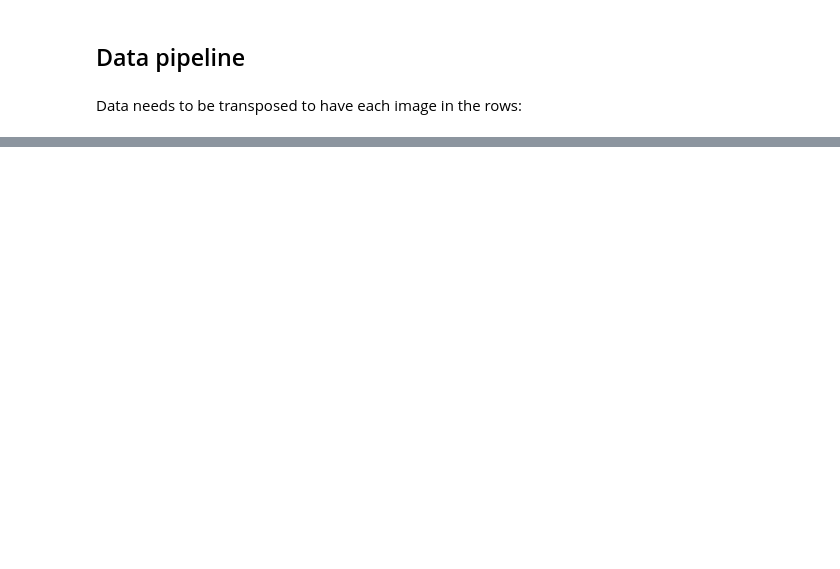
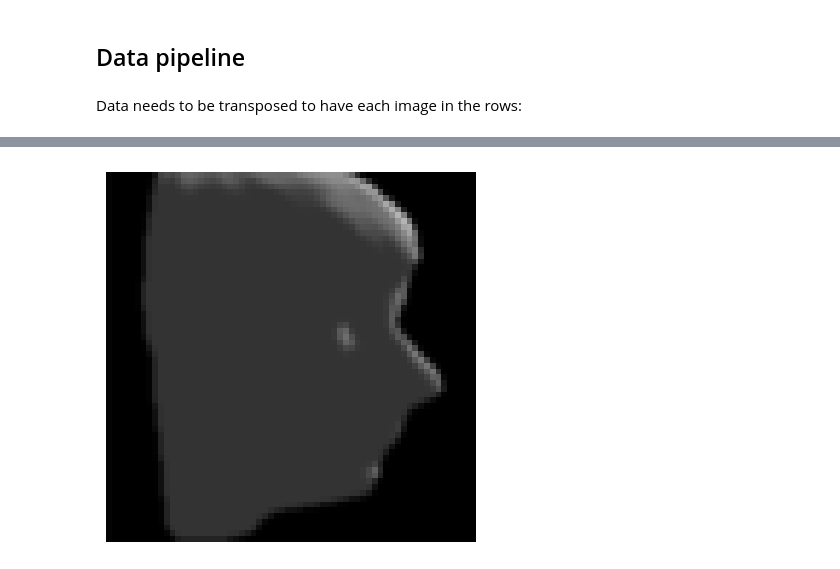
Before and after one commit to jlmelville/drnb, a Jupyter notebook: notebooks/data-pipeline/isofaces.ipynb, the cells around one changed output, grey strips where cells are left out. Cells and saved outputs as stored; diff of their text form; code cells hidden in the pictures; blank space fills up the shorter version.

```diff
--- a/notebooks/data-pipeline/isofaces.ipynb
+++ b/notebooks/data-pipeline/isofaces.ipynb
@@ -84,0 +92,4 @@ time: 3.71 ms (started: 2022-09-15 22:51:29 -07:00)
+# %%
+show_face(faces_data["images"], np.argmax(faces_data["poses"][0]))
+# %% [output]
+[figure, added]
```
Also changed, not shown: parts of 22 cells of this notebook.
